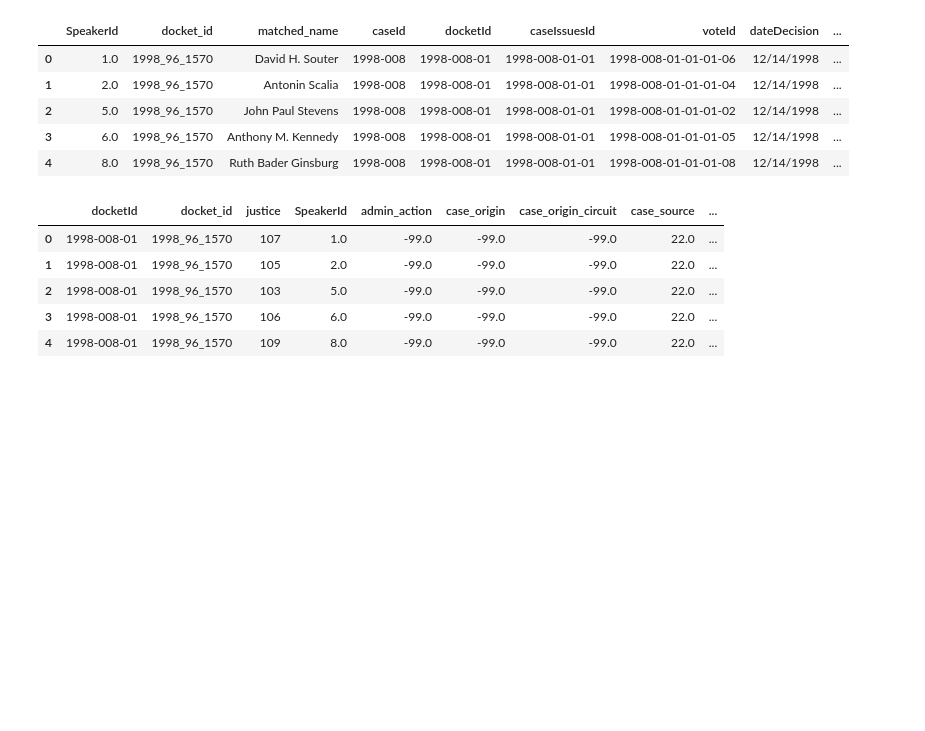
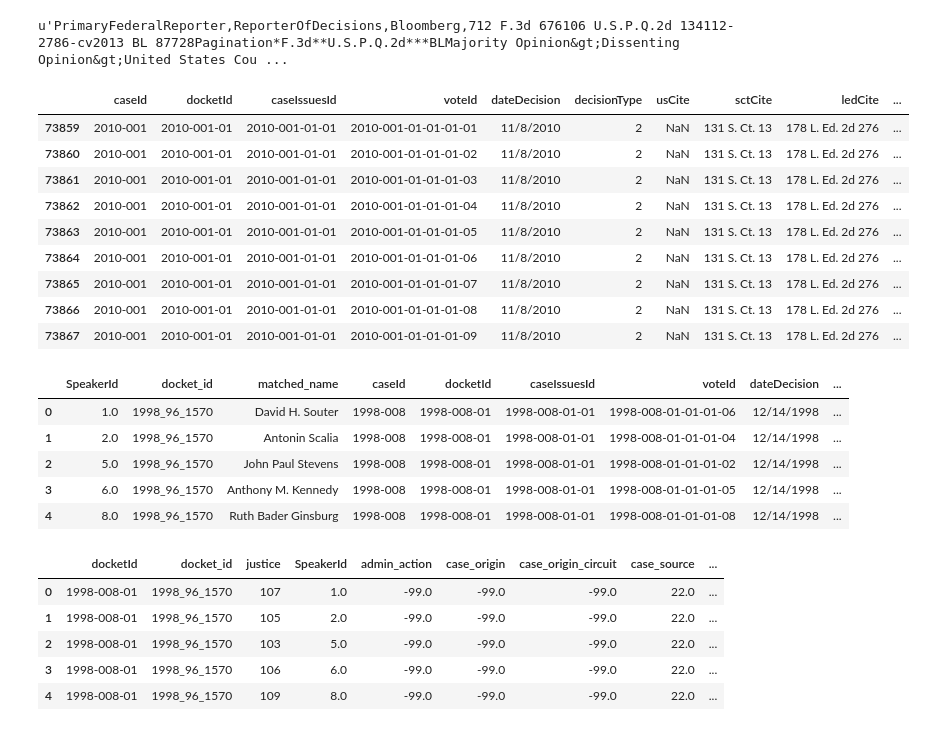
Before and after one commit to codelibra/Predicting-Supreme-Court-Outcomes-using-Text-Similarity-Detection, a Jupyter notebook: data_exploration.ipynb, the cells around one changed output. Cells and saved outputs as stored; diff of their text form; code cells hidden in the pictures; blank space fills up the shorter version.

Commit message:
text data analysis circuit court

```diff
--- a/data_exploration.ipynb
+++ b/data_exploration.ipynb
@@ -3,2 +0,0 @@ import pandas as pd
-# %%
-merged = pd.read_csv('/Volumes/Seagate Backup Plus Drive/Dropbox (Daniel Chen)/Oyez_vowels/ABA/matchedABAmerged.csv')
@@ -15,3 +178,22 @@ merged.head()
+# %%
+res.text
+# %% [output]
+u'PrimaryFederalReporter,ReporterOfDecisions,Bloomberg,712 F.3d 676106 U.S.P.Q.2d 134112-2786-cv2013 BL 87728Pagination*F.3d**U.S.P.Q.2d***BLMajority Opinion&gt;Dissenting Opinion&gt;United States Cou ...
+# %%
+pd.options.display.max_columns = 200
+# %%
+merged[merged['caseId']=='2010-001']
+# %% [output]
+|  | caseId | docketId | caseIssuesId | voteId | dateDecision | decisionType | usCite | sctCite | ledCite | ... |
+| 73859 | 2010-001 | 2010-001-01 | 2010-001-01-01 | 2010-001-01-01-01-01 | 11/8/2010 | 2 | NaN | 131 S. Ct. 13 | 178 L. Ed. 2d 276 | ... |
+| 73860 | 2010-001 | 2010-001-01 | 2010-001-01-01 | 2010-001-01-01-01-02 | 11/8/2010 | 2 | NaN | 131 S. Ct. 13 | 178 L. Ed. 2d 276 | ... |
+| 73861 | 2010-001 | 2010-001-01 | 2010-001-01-01 | 2010-001-01-01-01-03 | 11/8/2010 | 2 | NaN | 131 S. Ct. 13 | 178 L. Ed. 2d 276 | ... |
+| 73862 | 2010-001 | 2010-001-01 | 2010-001-01-01 | 2010-001-01-01-01-04 | 11/8/2010 | 2 | NaN | 131 S. Ct. 13 | 178 L. Ed. 2d 276 | ... |
+| 73863 | 2010-001 | 2010-001-01 | 2010-001-01-01 | 2010-001-01-01-01-05 | 11/8/2010 | 2 | NaN | 131 S. Ct. 13 | 178 L. Ed. 2d 276 | ... |
+| 73864 | 2010-001 | 2010-001-01 | 2010-001-01-01 | 2010-001-01-01-01-06 | 11/8/2010 | 2 | NaN | 131 S. Ct. 13 | 178 L. Ed. 2d 276 | ... |
+| 73865 | 2010-001 | 2010-001-01 | 2010-001-01-01 | 2010-001-01-01-01-07 | 11/8/2010 | 2 | NaN | 131 S. Ct. 13 | 178 L. Ed. 2d 276 | ... |
+| 73866 | 2010-001 | 2010-001-01 | 2010-001-01-01 | 2010-001-01-01-01-08 | 11/8/2010 | 2 | NaN | 131 S. Ct. 13 | 178 L. Ed. 2d 276 | ... |
+| 73867 | 2010-001 | 2010-001-01 | 2010-001-01-01 | 2010-001-01-01-01-09 | 11/8/2010 | 2 | NaN | 131 S. Ct. 13 | 178 L. Ed. 2d 276 | ... |
 # %%
 merged.head()
 # %%
```
Also changed, not shown: parts of 21 cells of this notebook.
